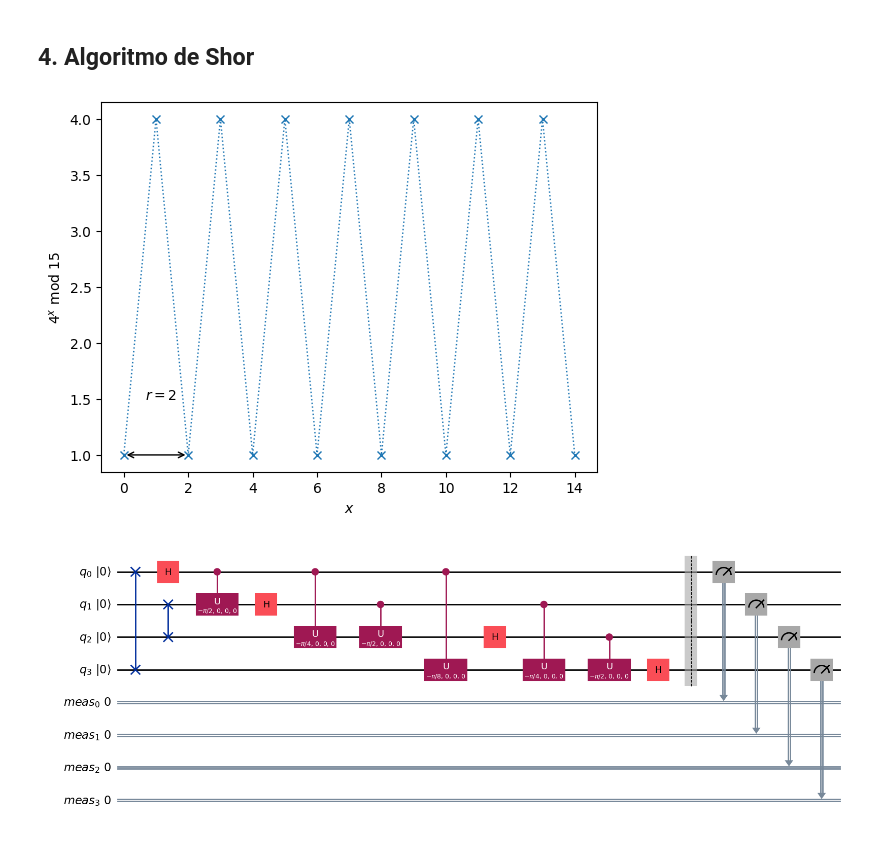
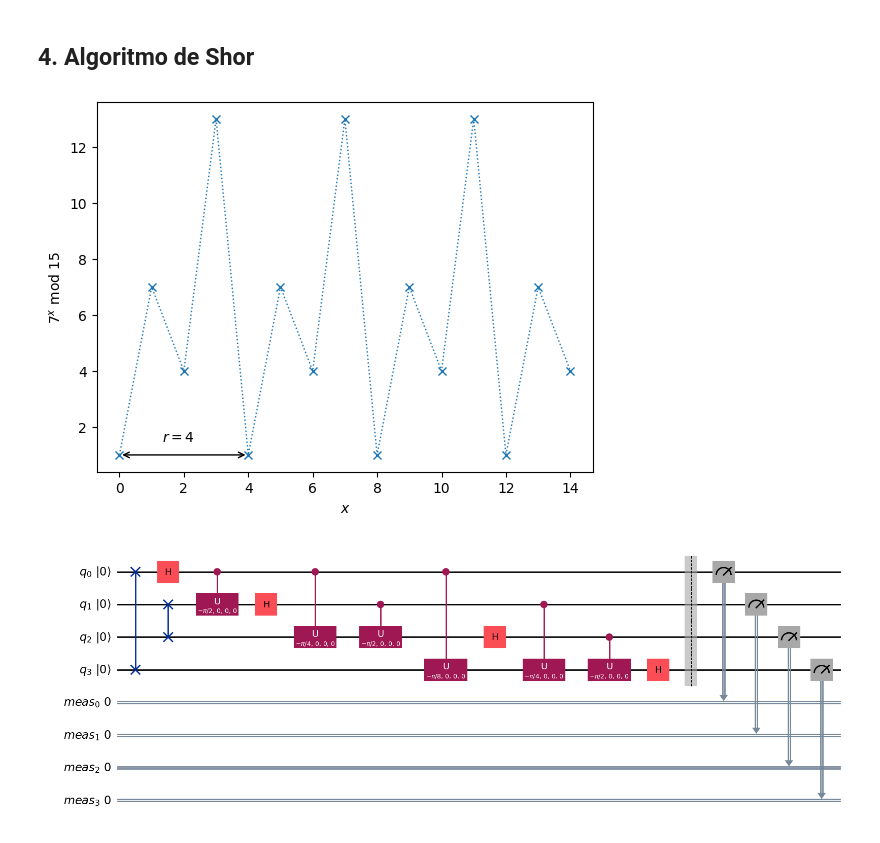
Before and after one commit to AlbertoJOR/tutorialQiskit, a Jupyter notebook: tutorial.ipynb, the cells around one changed output. Cells and saved outputs as stored; diff of their text form; code cells hidden in the pictures.

```diff
--- a/tutorial.ipynb
+++ b/tutorial.ipynb
@@ -205,24 +181,24 @@ qc_transpiled.draw(**draw_kwargs)
 import matplotlib.pyplot as plt
 # %%
 N = 15
-base = 4
+base = 7
 
 # valores
 xvals = np.arange(N)
 yvals = [np.mod(base**x, N) for x in xvals]
 
 fig, ax = plt.subplots()
 ax.plot(xvals, yvals, linewidth=1, linestyle='dotted', marker='x')
 ax.set(xlabel='$x$', ylabel=f'${base}^x$ mod ${N}$')
 try: # encontrar el periodo cuando es 1
     r = yvals[1:].index(1) + 1
     plt.annotate('', xy=(0,1), xytext=(r,1),
                  arrowprops=dict(arrowstyle='<->'))
     plt.annotate(f'$r={r}$', xy=(r/3,1.5))
 except ValueError:
     print('No ha periodo, a no tiene factores con N')
 # %% [output]
-[figure, old version]
+[figure, new version]
 # %%
 def fx_7mod15(a, power):
     U = QuantumCircuit(4)
```
Also changed, not shown: parts of 40 cells of this notebook.
